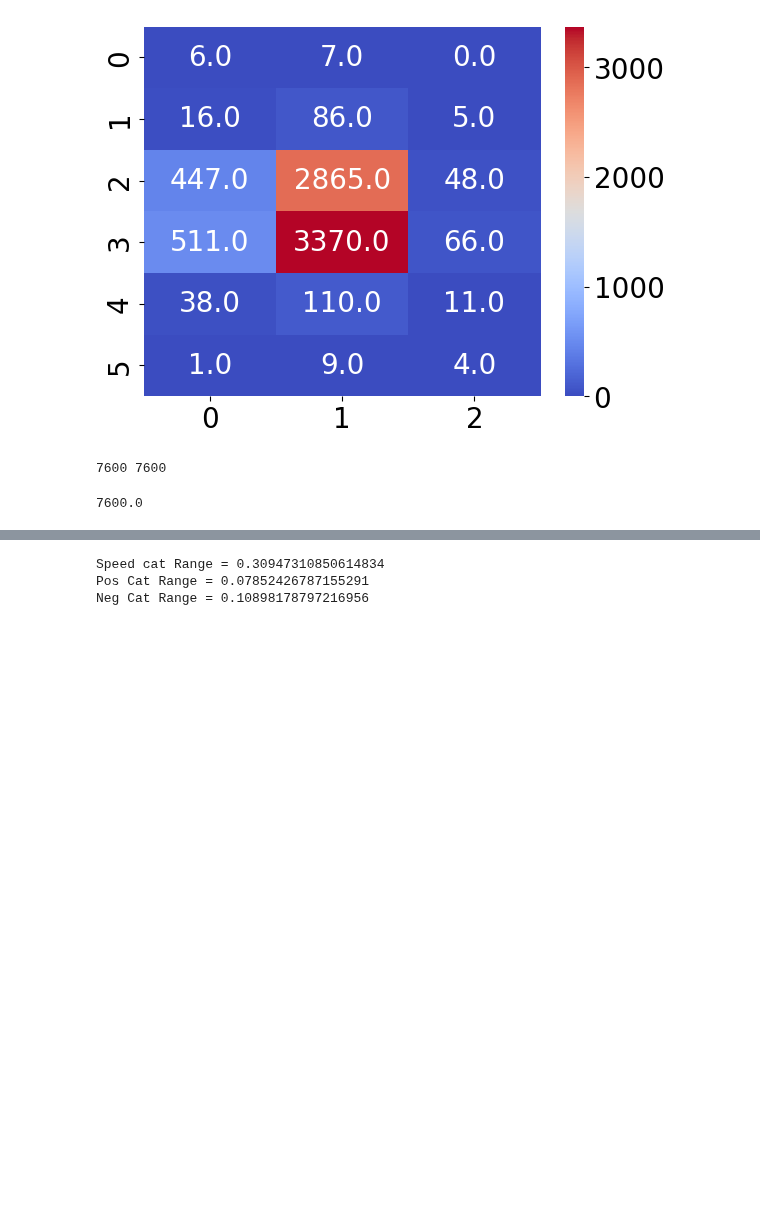
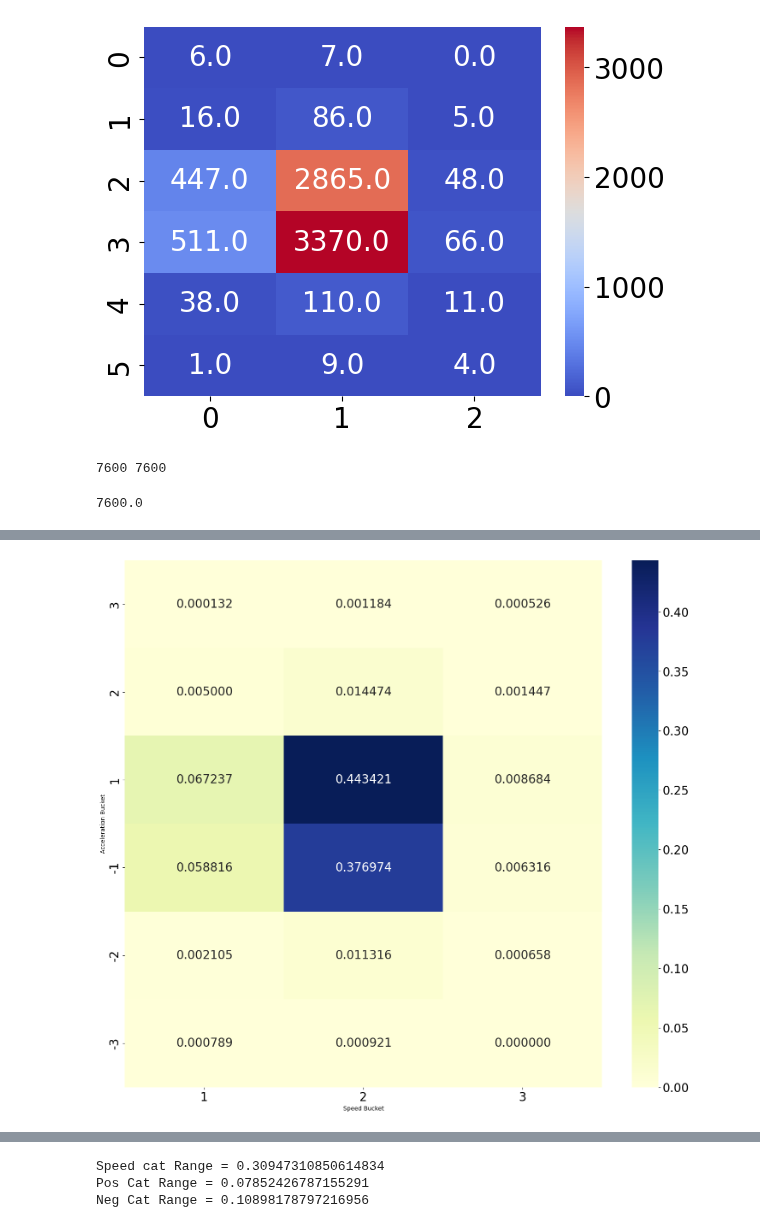
Before and after one commit to BUET-AV/behavior-hypotheses, a Jupyter notebook: src/notebooks/Behavior_Hypo_heatmap.ipynb, the cells around one changed output, grey strips where cells are left out. Cells and saved outputs as stored; diff of their text form; code cells hidden in the pictures; blank space fills up the shorter version.

```diff
--- a/src/notebooks/Behavior_Hypo_heatmap.ipynb
+++ b/src/notebooks/Behavior_Hypo_heatmap.ipynb
@@ -396,0 +366,89 @@ plt.show()
+# %%
+# Generate example data
+# data = np.random.rand(3, 3)
+
+def invert_columns(matrix):
+    m, n = matrix.shape
+    inverted_matrix = np.copy(matrix)  # Create a copy of the original matrix
+
+    for j in range(n):
+        for i in range(m // 2):
+            inverted_matrix[i, j], inverted_matrix[m - 1 - i, j] = inverted_matrix[m - 1 - i, j], inverted_matrix[i, j]
+
+    return inverted_matrix
+
+def assign_category(value_column, num_categories):
+    min_value = value_column.min()
+    max_value = value_column.max()
+    value_range = max_value - min_value
+    category_range = value_range / num_categories
+
+    def categorize(speed):
+        category = int((speed - min_value) / category_range)
+        return min(category, num_categories - 1)
+
+    categories = value_column.apply(categorize)
+    return categories
+
+def assign_category_acc(value_column, num_categories):
+    min_value = value_column.min()
+    max_value = value_column.max()
+    # value_range = max_value - min_value
+    pos_category_range = max_value / num_categories
+    # print(f"Pos Cat Range = {pos_category_range}")
+    neg_category_range = -(min_value) / num_categories
+    # print(f"Neg Cat Range = {neg_category_range}")
+
+
+    def categorize(acc):
+        if acc > 0:
+            category = int(acc / pos_category_range)
+            return min(category, num_categories - 1)
+        else:
+            category = int(acc / neg_category_range)
+            return max(category - 1, -num_categories)
+
+    categories = value_column.apply(categorize)
+    return categories
+
+def heatmapGeneration(NO_OF_BUCKETS, dataFrame):
+
+    plt.rc('font', size=20)
+    plt.rc('axes', labelsize=10)
+
+    dataFrame["Bucket"] = assign_category(dataFrame["speed"], NO_OF_BUCKETS)
+    dataFrame["accBucket"] = assign_category_acc(dataFrame["sceneYAcceleration"], NO_OF_BUCKETS)
+    total_length = len(dataFrame)
+    total_length
+
+# Create a heatmap using Seaborn
+    plt.figure(figsize=(18, 16))
+    data = np.zeros((2*NO_OF_BUCKETS, NO_OF_BUCKETS))
+
+    for index, row in dataFrame.iterrows():
+        data[dataFrame.loc[index, "accBucket"]+NO_OF_BUCKETS][dataFrame.loc[index, "Bucket"]] += 1
+
+    heatmapData=invert_columns(data)
+    sns.heatmap(heatmapData/total_length, annot=True, fmt=".6f", cmap='YlGnBu')
+
+# Customize the axis labels
+    plt.xlabel("Speed Bucket")
+    plt.ylabel("Acceleration Bucket")
+
+# Customize the tick labels
+    # x_labels = ["low speed", "medium speed", "high speed"]
+    # y_labels = ["high + acc", "med + acc", "low + acc", "low - acc", "med - acc", "high -acc"]
+    x_labels = list(range(1, NO_OF_BUCKETS + 1))
+    y_labels = [x for x in range(NO_OF_BUCKETS, - NO_OF_BUCKETS -1, -1) if x != 0]
+
+
+    plt.xticks(np.arange(0.5, NO_OF_BUCKETS + 0.5, 1), x_labels)
+    plt.yticks(np.arange(0.5, 2*NO_OF_BUCKETS + 0.5, 1), y_labels)
+
+# Show the plot
+    plt.show()
+
+NO_OF_BUCKETS = 3
+heatmapGeneration(NO_OF_BUCKETS,cleanPedDf)
+# %% [output]
+[figure, added]
```
Also changed, not shown: parts of 19 cells of this notebook.
